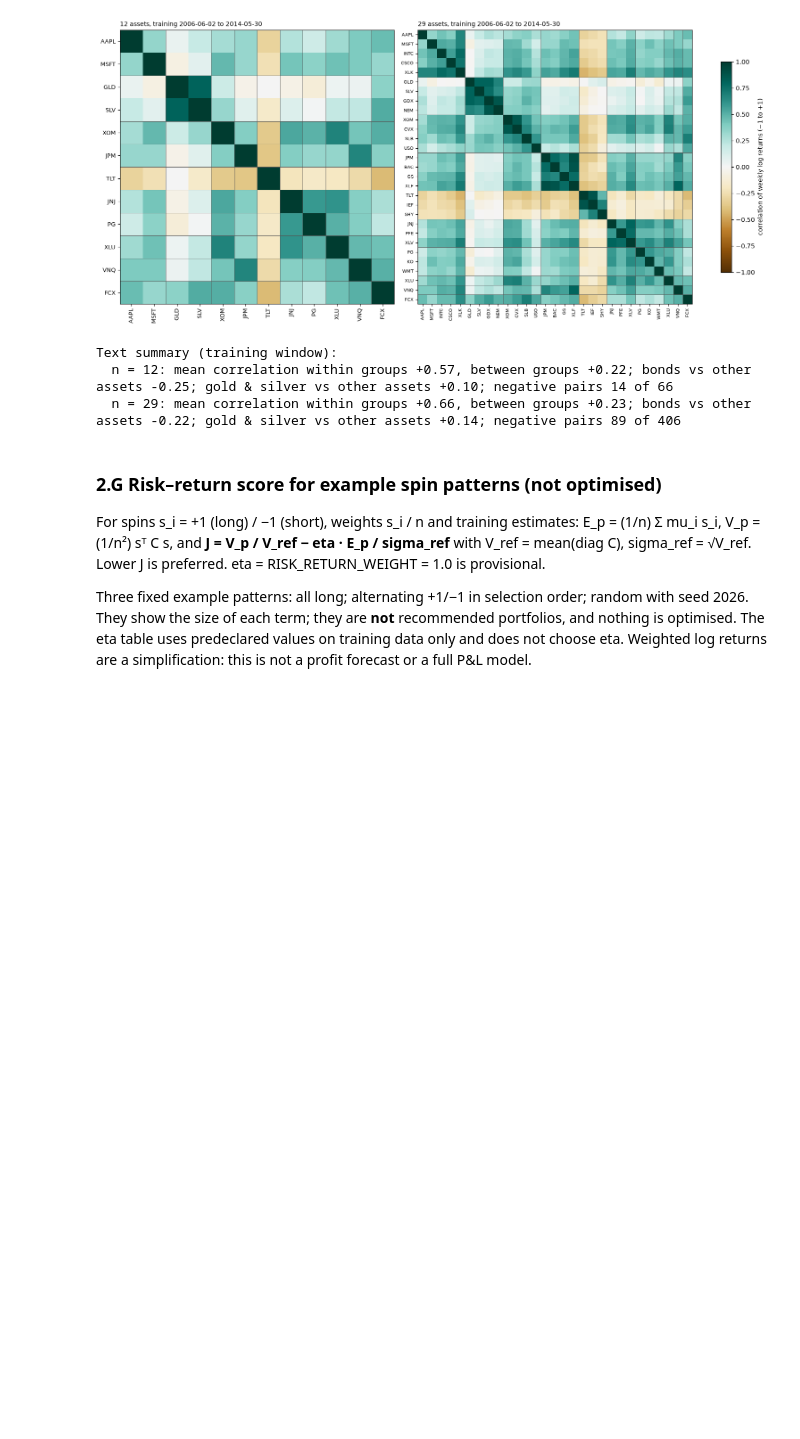
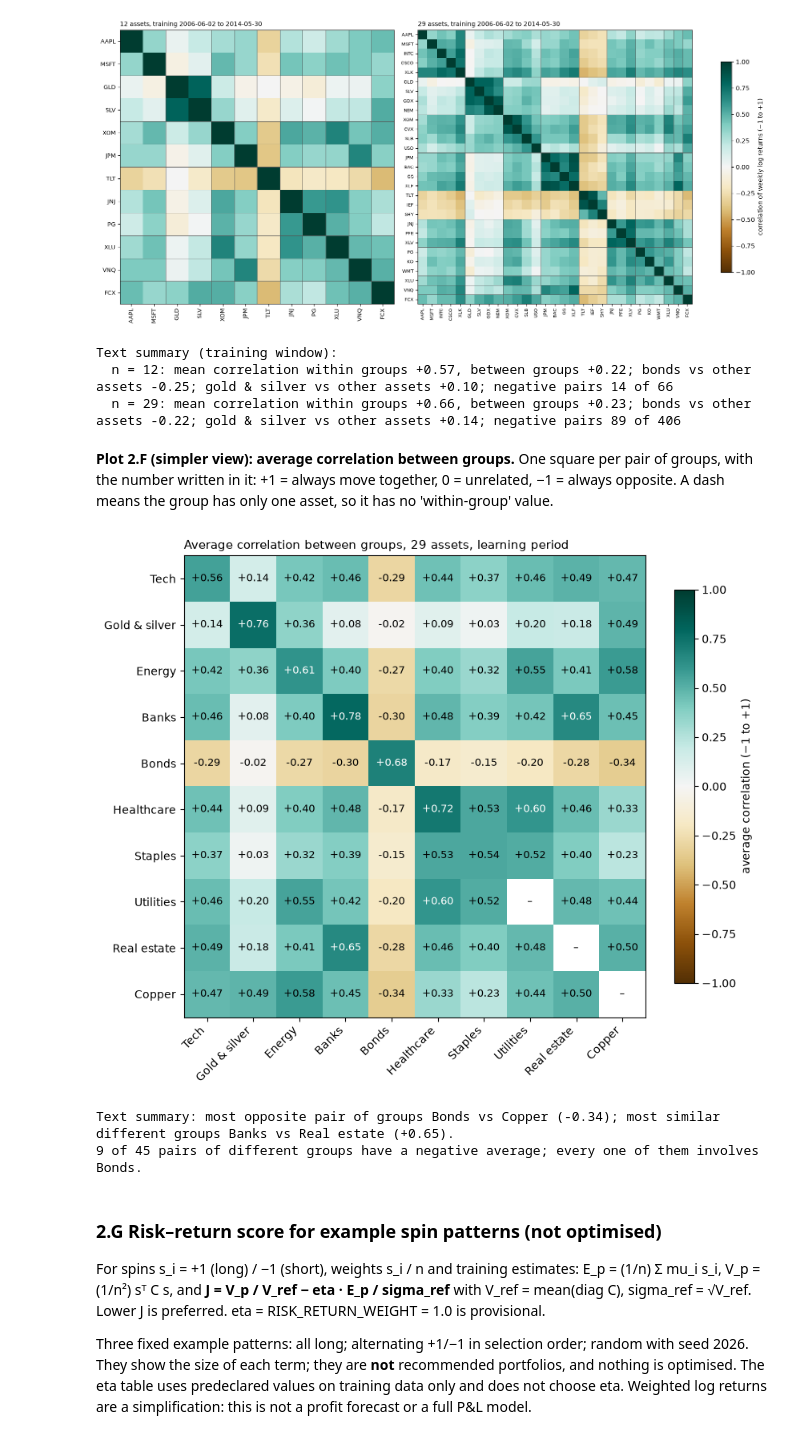
Before and after one commit to Oussema-t/zollerqu-qollab, a Jupyter notebook: stocks/stock_idea_ZollerQu.ipynb, the cells around one changed output. Saved outputs shown, nothing was run; the diff lists cells and outputs as text; code cells hidden in the pictures; blank space fills up the shorter version.

```diff
--- a/stocks/stock_idea_ZollerQu.ipynb
+++ b/stocks/stock_idea_ZollerQu.ipynb
@@ -731,6 +881,52 @@ for n in RUN_SIZES:
 Text summary (training window):
   n = 12: mean correlation within groups +0.57, between groups +0.22; bonds vs other assets -0.25; gold & silver vs other assets +0.10; negative pairs 14 of 66
   n = 29: mean correlation within groups +0.66, between groups +0.23; bonds vs other assets -0.22; gold & silver vs other assets +0.14; negative pairs 89 of 406
+# %% [markdown]
+**Plot 2.F (simpler view): average correlation between groups.** One square per pair of groups, with the number written in it: +1 = always move together, 0 = unrelated, −1 = always opposite. A dash means the group has only one asset, so it has no 'within-group' value.
+# %%
+st = train_stats[large]
+g = np.array([kaggle_data.GROUP_OF[t] for t in st.tickers])
+present = [x for x in kaggle_data.GROUPS if x in g]
+G = len(present)
+avg = np.full((G, G), np.nan)
+for a, ga in enumerate(present):
+    for b, gb in enumerate(present):
+        block = st.corr[np.ix_(np.flatnonzero(g == ga), np.flatnonzero(g == gb))]
+        if a == b:
+            if len(block) > 1:
+                avg[a, b] = block[np.triu_indices(len(block), 1)].mean()
+        else:
+            avg[a, b] = block.mean()
+short = {"Gold & silver": "Gold & silver", "Energy (oil)": "Energy", "Finance (banks)": "Banks",
+         "Bonds (safe haven)": "Bonds", "Consumer staples": "Staples", "Materials (copper)": "Copper"}
+labels = [short.get(x, x) for x in present]
+fig, ax = plt.subplots(figsize=(8.5, 7.2))
+image = ax.imshow(avg, cmap="BrBG", vmin=-1, vmax=1)
+for a in range(G):
+    for b in range(G):
+        value = avg[a, b]
+        text = "–" if np.isnan(value) else f"{value:+.2f}"
+        ax.text(b, a, text, ha="center", va="center", fontsize=9, color="white" if abs(np.nan_to_num(value)) > 0.6 else "black")
+ax.set_xticks(range(G), labels, rotation=45, ha="right")
+ax.set_yticks(range(G), labels)
+ax.set_title(f"Average correlation between groups, {large} assets, learning period", loc="left", fontsize=11)
+fig.colorbar(image, ax=ax, shrink=0.8, label="average correlation (−1 to +1)")
+fig.tight_layout()
+plt.show()
+
+between = [(avg[a, b], present[a], present[b]) for a in range(G) for b in range(a + 1, G)]
+low, high = min(between), max(between)
+print(f"Text summary: most opposite pair of groups {short.get(low[1], low[1])} vs {short.get(low[2], low[2])} "
+      f"({low[0]:+.2f}); most similar different groups {short.get(high[1], high[1])} vs {short.get(high[2], high[2])} "
+      f"({high[0]:+.2f}).")
+negative = [{a_, b_} for v, a_, b_ in between if v < 0]
+common = set.intersection(*negative) if negative else set()
+print(f"{len(negative)} of {len(between)} pairs of different groups have a negative average"
+      + (f"; every one of them involves {', '.join(short.get(x, x) for x in common)}." if common else "."))
+# %% [output]
+[figure, added]
+Text summary: most opposite pair of groups Bonds vs Copper (-0.34); most similar different groups Banks vs Real estate (+0.65).
+9 of 45 pairs of different groups have a negative average; every one of them involves Bonds.
 # %% [markdown]
 ### 2.G Risk–return score for example spin patterns (not optimised)
 
```
Also changed, not shown: parts of 6 cells of this notebook.
